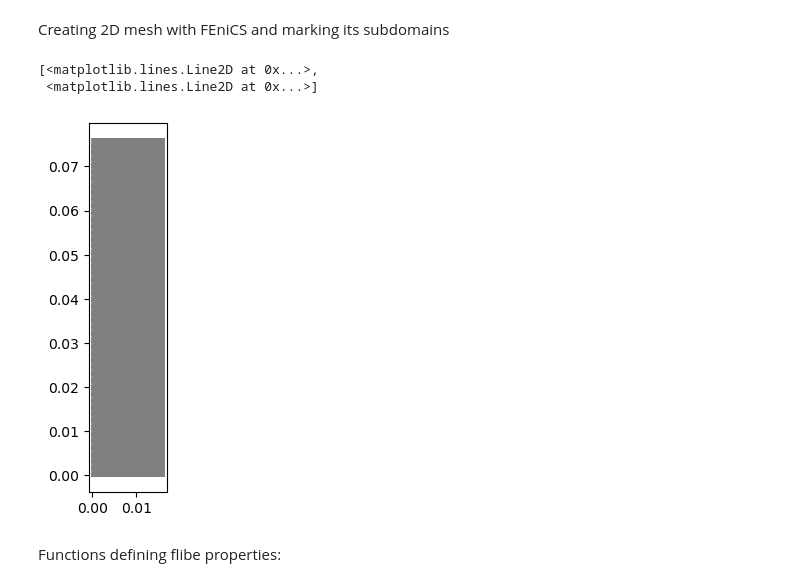
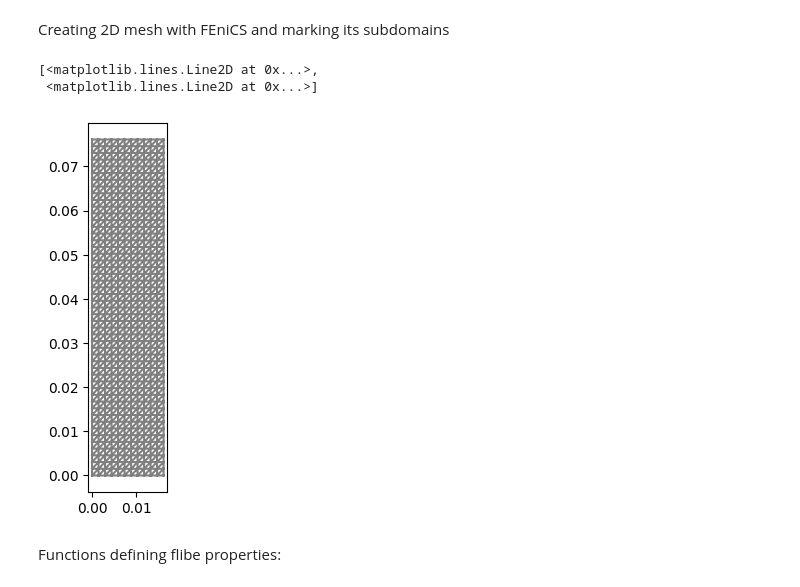
Before and after one commit to WeaverC20/LIBRADiff, a Jupyter notebook: BABY_2D_Simulation.ipynb, the cells around one changed output. Drawn from its saved outputs; the diff is of its cells as text; code cells hidden in the pictures.

```diff
--- a/BABY_2D_Simulation.ipynb
+++ b/BABY_2D_Simulation.ipynb
@@ -11,7 +10,8 @@ Creating 2D mesh with FEniCS and marking its subdomains
 from fenics import Point, RectangleMesh, CompiledSubDomain, MeshFunction, plot
 
 # creating a mesh with FEniCS
-nx = ny = 50
+nx = round(50*(0.0162/0.0761))
+ny = 50
 # mesh_fenics = UnitSquareMesh(nx, ny)
 
 mesh_fenics = RectangleMesh(Point(0.0, 0.0), Point(0.0162, 0.0761), nx, ny)
@@ -21,34 +21,34 @@ volume_markers = MeshFunction(
     "size_t", mesh_fenics, mesh_fenics.topology().dim())
 volume_markers.set_all(1)
 
 left_surface = CompiledSubDomain(
     'on_boundary && near(x[0], 0, tol)', tol=1e-14)
 right_surface = CompiledSubDomain(
     'on_boundary && near(x[0], 0.0162, tol)', tol=1e-14)
 bottom_surface = CompiledSubDomain(
     'on_boundary && near(x[1], 0, tol)', tol=1e-14)
 top_surface = CompiledSubDomain(
     'on_boundary && near(x[1], 0.0761, tol)', tol=1e-14)
 
 surface_markers = MeshFunction(
     "size_t", mesh_fenics, mesh_fenics.topology().dim() - 1)
 surface_markers.set_all(0)
 
 # Surface ids
 left_id = 1
 top_id = 2
 right_id = 3
 bottom_id = 4
 left_surface.mark(surface_markers, left_id)
 right_surface.mark(surface_markers, right_id)
 top_surface.mark(surface_markers, top_id)
 bottom_surface.mark(surface_markers, bottom_id)
 
 plot(mesh_fenics)
 # %% [output]
 [<matplotlib.lines.Line2D at 0x...>,
  <matplotlib.lines.Line2D at 0x...>]
-[figure, old version]
+[figure, new version]
 # %% [markdown]
 Functions defining flibe properties:
 # %%
```
Also changed, not shown: parts of 2 cells of this notebook.
